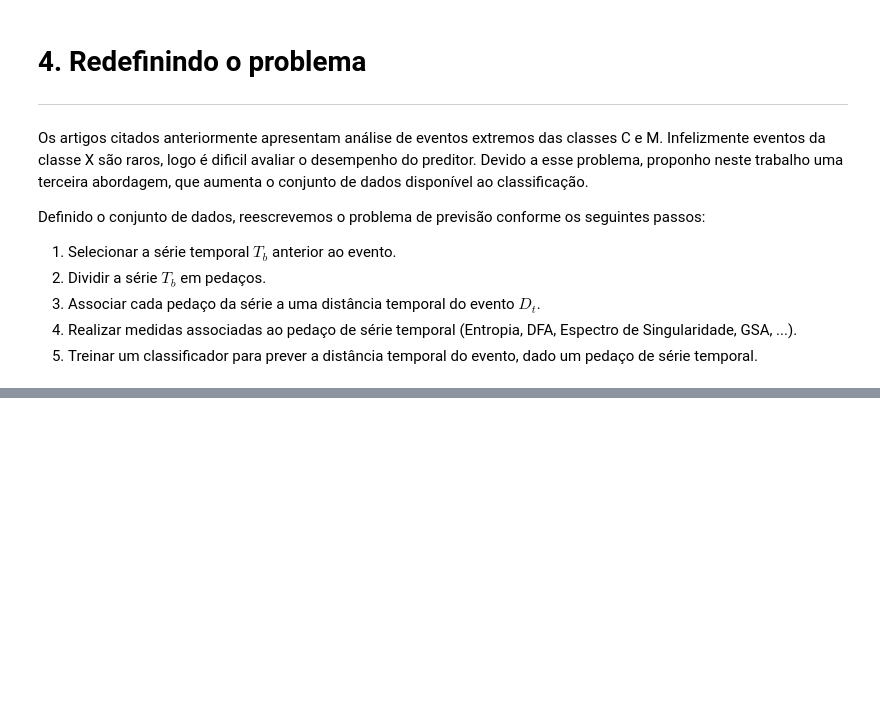
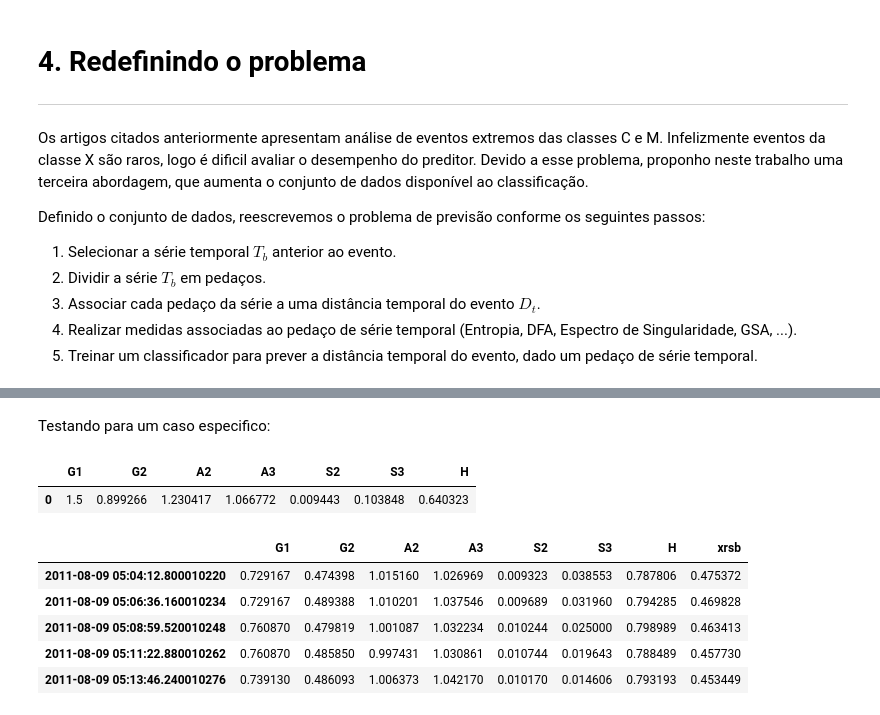
Before and after one commit to rsautter/SolarFlareAnalysis, a Jupyter notebook: SolarFlare.ipynb, the cells around one changed output, grey strips where cells are left out. Saved outputs shown, nothing was run; the diff lists cells and outputs as text; code cells hidden in the pictures; blank space fills up the shorter version.

```diff
--- a/SolarFlare.ipynb
+++ b/SolarFlare.ipynb
@@ -627,7 +629,7 @@ A principal vantagem de transformar a série com o uso deste tipo de curva é a
 # %%
 from hilbert import HilbertCurve
 
-def transformFullSeries(ys):
+def transformChunkSeries(ys):
     dim = len(ys)
     if np.sqrt(dim) - int(np.sqrt(dim)) > 0.0:
         raise ValueError("The number of points at series must be a potency of 2!")
@@ -653,0 +714,51 @@ plt.show()
+# %% [markdown]
+Testando para um caso especifico:
+# %%
+testSeries = first.xrsa[38:38+64]
+mat = transformChunkSeries(testSeries.values)
+ma = moduloAnalise()
+res = ma.evaluate(Image(mat))
+transf = {}
+for key, value in res.items():
+    transf[key] = [value]
+df2 = pd.DataFrame(transf)
+
+df2
+# %% [output]
+|  | G1 | G2 | A2 | A3 | S2 | S3 | H |
+| 0 | 1.5 | 0.899266 | 1.230417 | 1.066772 | 0.009443 | 0.103848 | 0.640323 |
+# %%
+import pandas as pd
+def transformSeries(series,a,index=None,serieName='y',matLen=64):
+    newSerie = pd.DataFrame()
+    for i in range(matLen,len(series)):
+        if i+matLen+1>len(series):
+            break
+        mat = Image(transformChunkSeries(series[i:i+matLen]))
+        res = a.evaluate(mat)
+        transf = {}
+        for key, value in res.items():
+            # gpa ranges between 0 and 2
+            if 'G' in key :
+                transf[key] = [value/2]
+            else:
+                transf[key] = [value]
+        transf[serieName] = [series[i+matLen]]
+
+
+        if not(index is None):
+            df = pd.DataFrame(transf,index=[index[i+matLen]])
+        else:
+            df = pd.DataFrame(transf)
+        newSerie = newSerie.append(df)
+    return newSerie
+# %%
+data = transformSeries(first.xrsb,ma,index=first.xrsb.index,serieName='xrsb')
+data.head()
+# %% [output]
+|  | G1 | G2 | A2 | A3 | S2 | S3 | H | xrsb |
+| 2011-08-09 05:04:12.800010220 | 0.729167 | 0.474398 | 1.015160 | 1.026969 | 0.009323 | 0.038553 | 0.787806 | 0.475372 |
+| 2011-08-09 05:06:36.160010234 | 0.729167 | 0.489388 | 1.010201 | 1.037546 | 0.009689 | 0.031960 | 0.794285 | 0.469828 |
+| 2011-08-09 05:08:59.520010248 | 0.760870 | 0.479819 | 1.001087 | 1.032234 | 0.010244 | 0.025000 | 0.798989 | 0.463413 |
+| 2011-08-09 05:11:22.880010262 | 0.760870 | 0.485850 | 0.997431 | 1.030861 | 0.010744 | 0.019643 | 0.788489 | 0.457730 |
+| 2011-08-09 05:13:46.240010276 | 0.739130 | 0.486093 | 1.006373 | 1.042170 | 0.010170 | 0.014606 | 0.793193 | 0.453449 |
```
Also changed, not shown: parts of 9 cells of this notebook, 1 other file.
